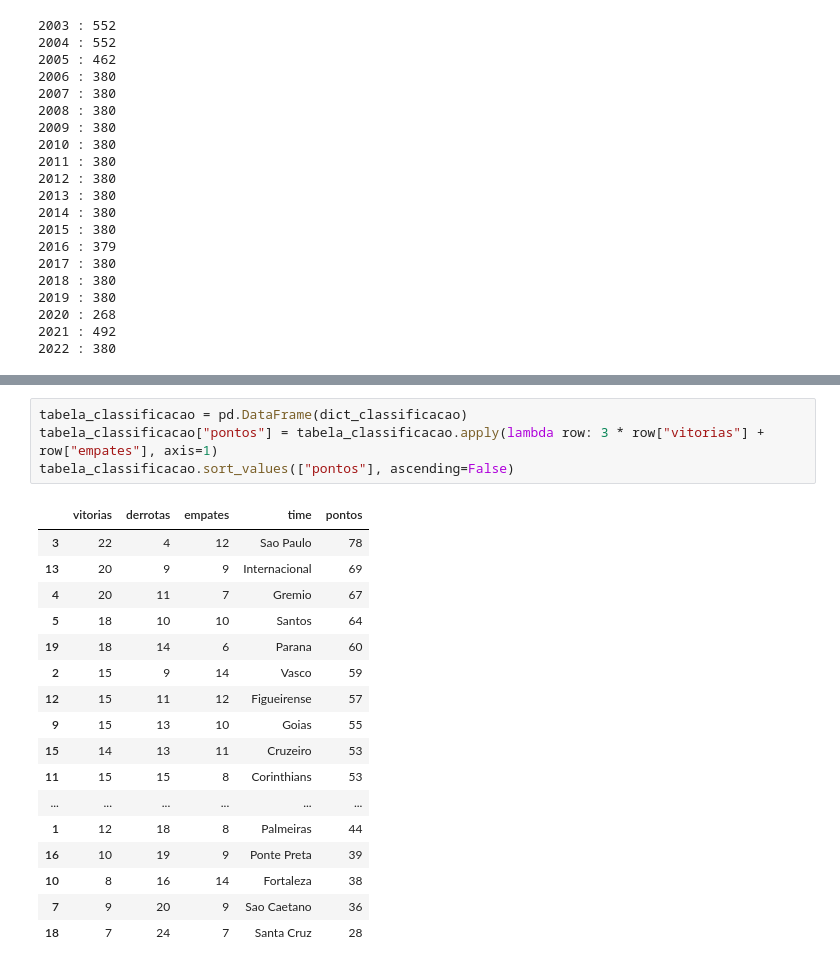
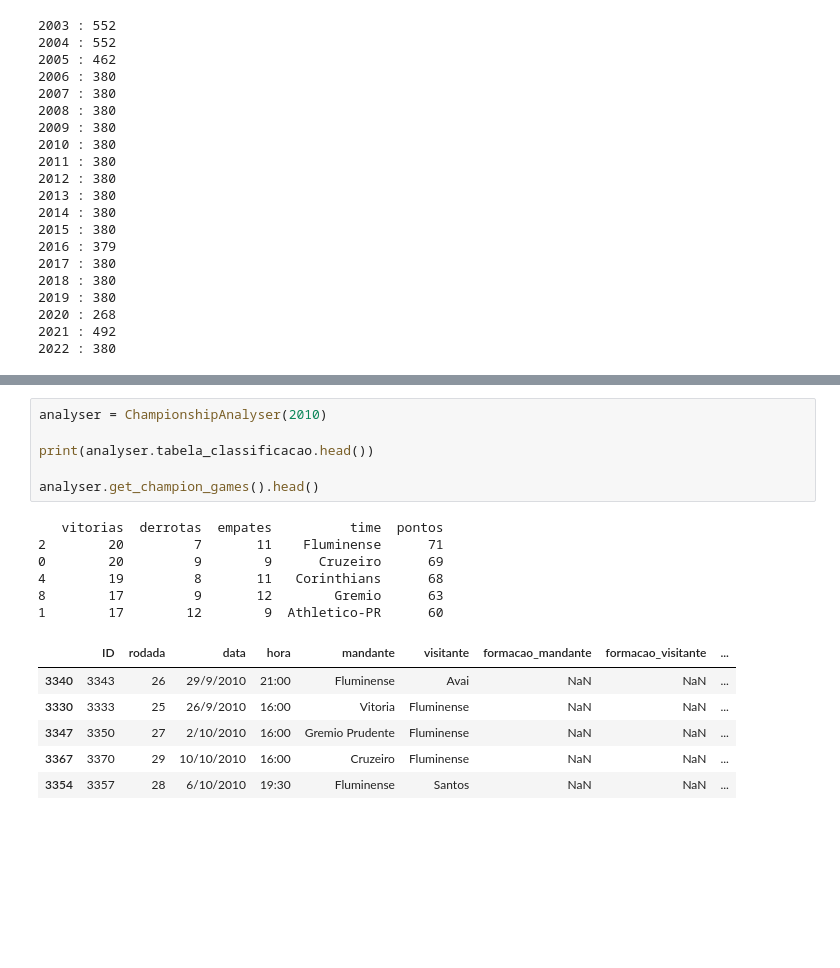
Before and after one commit to APF2000/data-analysis, a Jupyter notebook: camp_brasileiro/camp_bras.ipynb, the cells around one changed output, grey strips where cells are left out. Cells and saved outputs as stored; diff of their text form; blank space fills up the shorter version.

```diff
--- a/camp_brasileiro/camp_bras.ipynb
+++ b/camp_brasileiro/camp_bras.ipynb
@@ -136,22 +164,19 @@ dict_classificacao["time"] = times
-# %%
-tabela_classificacao = pd.DataFrame(dict_classificacao)
-tabela_classificacao["pontos"] = tabela_classificacao.apply(lambda row: 3 * row["vitorias"] + row["empates"], axis=1)
-tabela_classificacao.sort_values(["pontos"], ascending=False)
-# %% [output]
-|  | vitorias | derrotas | empates | time | pontos |
-| 3 | 22 | 4 | 12 | Sao Paulo | 78 |
-| 13 | 20 | 9 | 9 | Internacional | 69 |
-| 4 | 20 | 11 | 7 | Gremio | 67 |
-| 5 | 18 | 10 | 10 | Santos | 64 |
-| 19 | 18 | 14 | 6 | Parana | 60 |
-| 2 | 15 | 9 | 14 | Vasco | 59 |
-| 12 | 15 | 11 | 12 | Figueirense | 57 |
-| 9 | 15 | 13 | 10 | Goias | 55 |
-| 15 | 14 | 13 | 11 | Cruzeiro | 53 |
-| 11 | 15 | 15 | 8 | Corinthians | 53 |
-| ... | ... | ... | ... | ... | ... |
-| 1 | 12 | 18 | 8 | Palmeiras | 44 |
-| 16 | 10 | 19 | 9 | Ponte Preta | 39 |
-| 10 | 8 | 16 | 14 | Fortaleza | 38 |
-| 7 | 9 | 20 | 9 | Sao Caetano | 36 |
-| 18 | 7 | 24 | 7 | Santa Cruz | 28 |
+# %%
+analyser = ChampionshipAnalyser(2010)
+
+print(analyser.tabela_classificacao.head())
+
+analyser.get_champion_games().head()
+# %% [output]
+   vitorias  derrotas  empates          time  pontos
+2        20         7       11    Fluminense      71
+0        20         9        9      Cruzeiro      69
+4        19         8       11   Corinthians      68
+8        17         9       12        Gremio      63
+1        17        12        9  Athletico-PR      60
+|  | ID | rodada | data | hora | mandante | visitante | formacao_mandante | formacao_visitante | ... |
+| 3340 | 3343 | 26 | 29/9/2010 | 21:00 | Fluminense | Avai | NaN | NaN | ... |
+| 3330 | 3333 | 25 | 26/9/2010 | 16:00 | Vitoria | Fluminense | NaN | NaN | ... |
+| 3347 | 3350 | 27 | 2/10/2010 | 16:00 | Gremio Prudente | Fluminense | NaN | NaN | ... |
+| 3367 | 3370 | 29 | 10/10/2010 | 16:00 | Cruzeiro | Fluminense | NaN | NaN | ... |
+| 3354 | 3357 | 28 | 6/10/2010 | 19:30 | Fluminense | Santos | NaN | NaN | ... |
```
Also changed, not shown: parts of 7 cells of this notebook.
